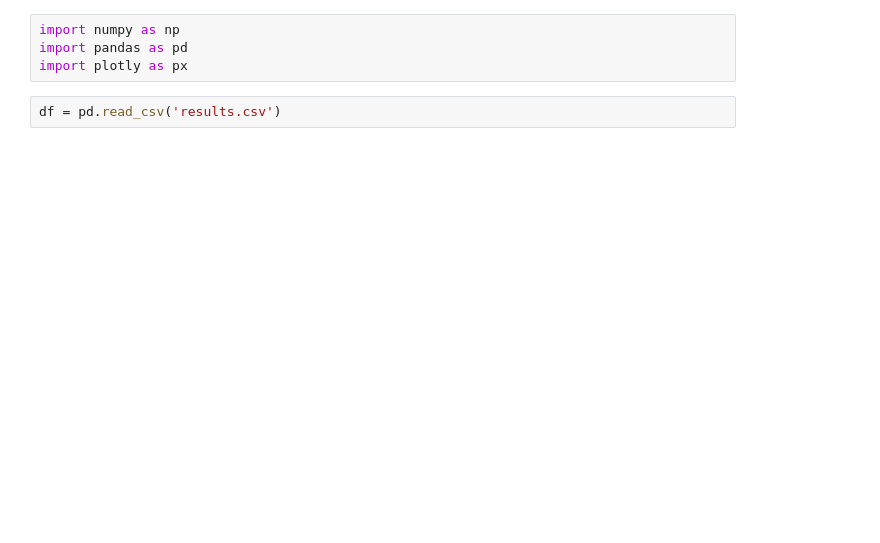
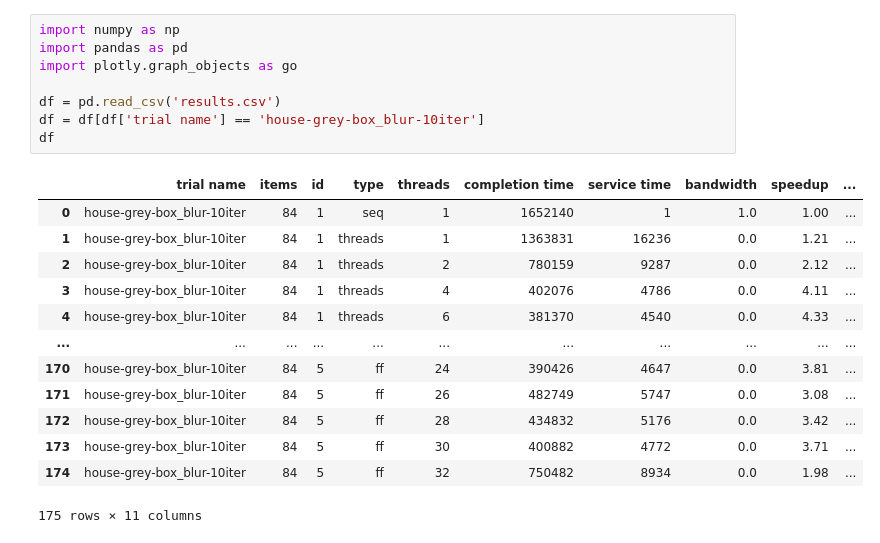
Before and after one commit to reuseman/video-motion-detection, a Jupyter notebook: results.ipynb, the cells around one changed output. Saved outputs shown, nothing was run; the diff lists cells and outputs as text; blank space fills up the shorter version.

```diff
--- a/results.ipynb
+++ b/results.ipynb
@@ -1,6 +1,22 @@
 # %%
 import numpy as np
 import pandas as pd
-import plotly as px
+import plotly.graph_objects as go
+
+df = pd.read_csv('results.csv')
+df = df[df['trial name'] == 'house-grey-box_blur-10iter']
+df
+# %% [output]
+|  | trial name | items | id | type | threads | completion time | service time | bandwidth | speedup | ... |
+| 0 | house-grey-box_blur-10iter | 84 | 1 | seq | 1 | 1652140 | 1 | 1.0 | 1.00 | ... |
+| 1 | house-grey-box_blur-10iter | 84 | 1 | threads | 1 | 1363831 | 16236 | 0.0 | 1.21 | ... |
+| 2 | house-grey-box_blur-10iter | 84 | 1 | threads | 2 | 780159 | 9287 | 0.0 | 2.12 | ... |
+| 3 | house-grey-box_blur-10iter | 84 | 1 | threads | 4 | 402076 | 4786 | 0.0 | 4.11 | ... |
+| 4 | house-grey-box_blur-10iter | 84 | 1 | threads | 6 | 381370 | 4540 | 0.0 | 4.33 | ... |
+| ... | ... | ... | ... | ... | ... | ... | ... | ... | ... | ... |
+| 170 | house-grey-box_blur-10iter | 84 | 5 | ff | 24 | 390426 | 4647 | 0.0 | 3.81 | ... |
+| 171 | house-grey-box_blur-10iter | 84 | 5 | ff | 26 | 482749 | 5747 | 0.0 | 3.08 | ... |
+| 172 | house-grey-box_blur-10iter | 84 | 5 | ff | 28 | 434832 | 5176 | 0.0 | 3.42 | ... |
+| 173 | house-grey-box_blur-10iter | 84 | 5 | ff | 30 | 400882 | 4772 | 0.0 | 3.71 | ... |
+| 174 | house-grey-box_blur-10iter | 84 | 5 | ff | 32 | 750482 | 8934 | 0.0 | 1.98 | ... |
+175 rows × 11 columns
-# %%
-df = pd.read_csv('results.csv')
```
Also changed, not shown: parts of 12 cells of this notebook.
